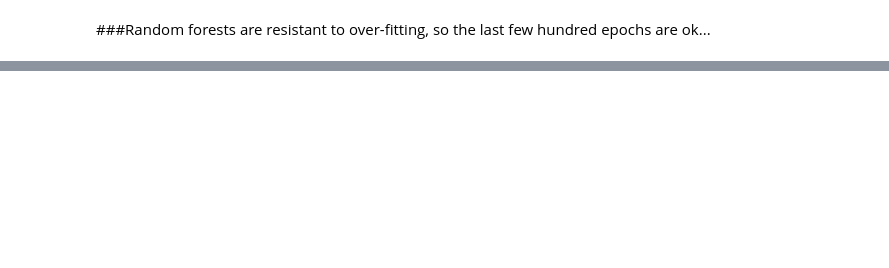
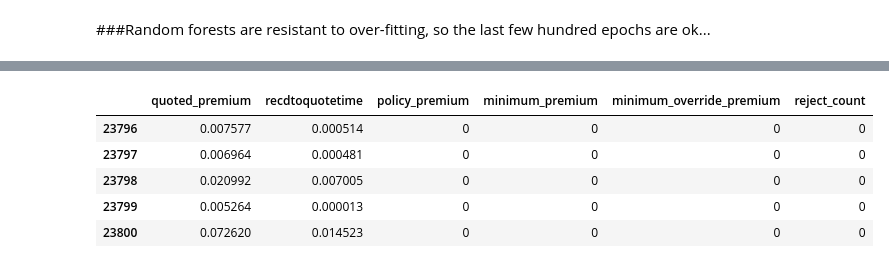
Before and after one commit to aflyax/argo, a Jupyter notebook: Undercurrent.ipynb, the cells around one changed output, grey strips where cells are left out. Saved outputs shown, nothing was run; the diff lists cells and outputs as text; code cells hidden in the pictures; blank space fills up the shorter version.

Commit message:
logit works

```diff
--- a/Undercurrent.ipynb
+++ b/Undercurrent.ipynb
@@ -383,0 +410,20 @@ plot_feats(cols, gbc.feature_importances_, 20)
+# %%
+X_logit = quoted_df[['quoted_premium', 'recdtoquotetime', 'policy_premium',
+                     'minimum_premium', 'minimum_override_premium']].values
+
+X_scaler = MinMaxScaler()
+
+X_scaler.fit(X_logit)
+X_scaled = X_scaler.transform(X_logit)
+
+scaled_df = pd.DataFrame(X_scaled, columns=['quoted_premium', 'recdtoquotetime', 'policy_premium',
+                     'minimum_premium', 'minimum_override_premium'])
+scaled_df['reject_count'] = quoted_df.reject_count.values
+scaled_df.tail()
+# %% [output]
+|  | quoted_premium | recdtoquotetime | policy_premium | minimum_premium | minimum_override_premium | reject_count |
+| 23796 | 0.007577 | 0.000514 | 0 | 0 | 0 | 0 |
+| 23797 | 0.006964 | 0.000481 | 0 | 0 | 0 | 0 |
+| 23798 | 0.020992 | 0.007005 | 0 | 0 | 0 | 0 |
+| 23799 | 0.005264 | 0.000013 | 0 | 0 | 0 | 0 |
+| 23800 | 0.072620 | 0.014523 | 0 | 0 | 0 | 0 |
```
Also changed, not shown: parts of 8 cells of this notebook.
